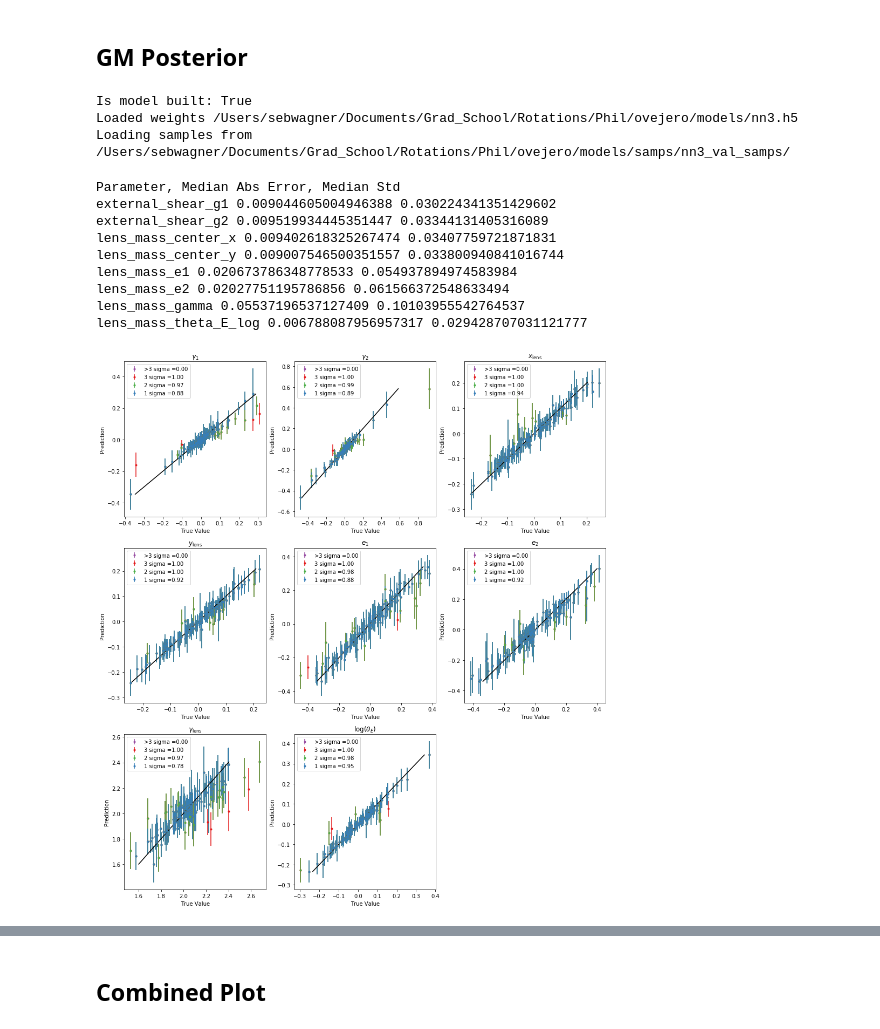
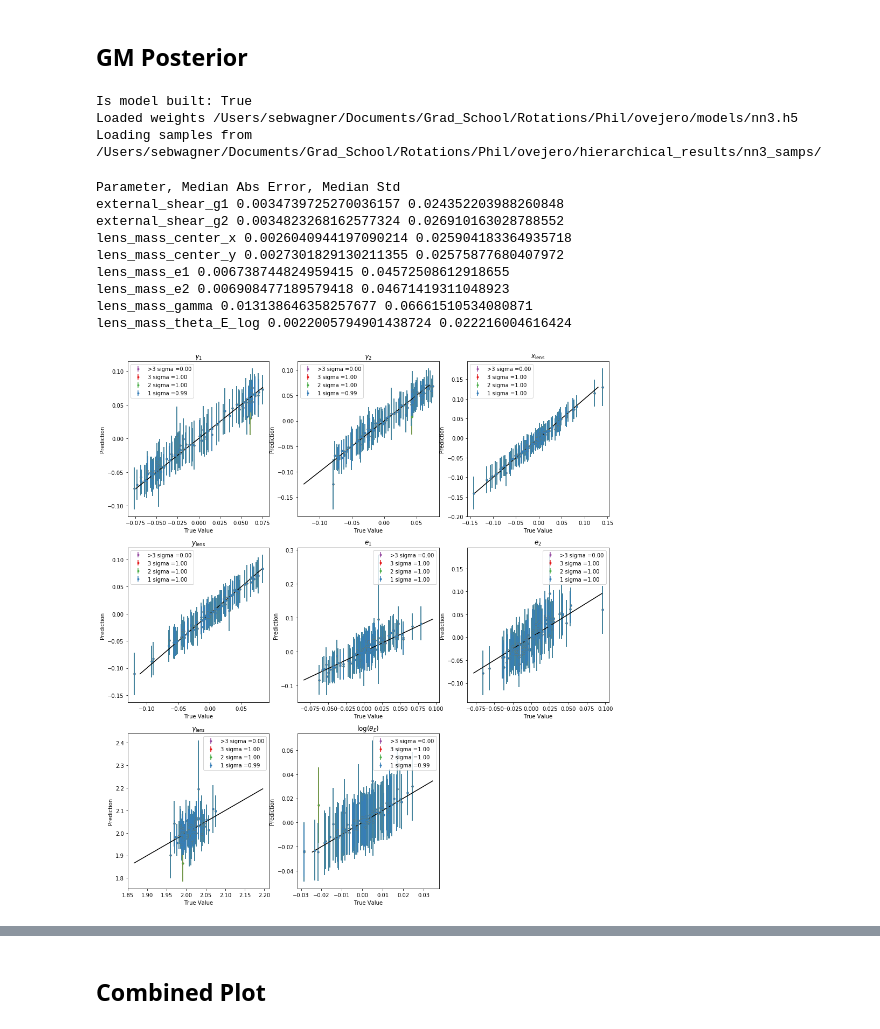
Before and after one commit to swagnercarena/ovejero, a Jupyter notebook: models/Model_Inference.ipynb, the cells around one changed output, grey strips where cells are left out. Cells and saved outputs as stored; diff of their text form; code cells hidden in the pictures.

Commit message:
fixed noise models

```diff
--- a/models/Model_Inference.ipynb
+++ b/models/Model_Inference.ipynb
@@ -20,7 +20,7 @@ __Goals:__ Inspect how the different bnn types and data augmentation strategies
 ## Diagonal Posterior - Normalizing Inputs
 # %%
 # First specify the config path
-root_path = '/Users/sebwagner/Documents/Grad_School/Rotations/Phil/ovejero/'
+root_path = '/Users/sebwagner/Documents/Grad_School/Research/Phil/ovejero/'
 config_path = root_path + 'configs/nn1.json'
 
 # Check that the config has what you need
@@ -42,7 +42,7 @@ bnn_infer = bnn_inference.InferenceClass(cfg)
 # accurate our plots and metrics will be. The right value to use unfortunately requires a bit of trial and error.
 # 100 is a good starting point though.
 num_samples = 1000
-save_path_nn1 = root_path + 'models/samps/nn1_val_samps/'
+save_path_nn1 = root_path + 'hierarchical_results/nn1_samps/'
 bnn_infer.gen_samples(num_samples,save_path_nn1)
 # %% [output]
 Is model built: True
@@ -66,0 +63,3 @@ bnn_infer.gen_coverage_plots()
+# %%
+num_lenses = 100
+bnn_infer.gen_coverage_plots(num_lenses=num_lenses)
@@ -176,28 +177,28 @@ bnn_infer = bnn_inference.InferenceClass(cfg)
 # accurate our plots and metrics will be. The right value to use unfortunately requires a bit of trial and error.
 # 100 is a good starting point though.
 num_samples = 1000
-save_path_nn3 = root_path + 'models/samps/nn3_val_samps/'
+save_path_nn3 = root_path + 'hierarchical_results/nn3_samps/'
 bnn_infer.gen_samples(num_samples,save_path_nn3)
 # %% [output]
 Is model built: True
 Loaded weights /Users/sebwagner/Documents/Grad_School/Rotations/Phil/ovejero/models/nn3.h5
-Loading samples from /Users/sebwagner/Documents/Grad_School/Rotations/Phil/ovejero/models/samps/nn3_val_samps/
+Loading samples from /Users/sebwagner/Documents/Grad_School/Rotations/Phil/ovejero/hierarchical_results/nn3_samps/
 # %%
 bnn_infer.report_stats()
 # %% [output]
 Parameter, Median Abs Error, Median Std
-external_shear_g1 0.009044605004946388 0.030224341351429602
-external_shear_g2 0.009519934445351447 0.03344131405316089
-lens_mass_center_x 0.009402618325267474 0.03407759721871831
-lens_mass_center_y 0.009007546500351557 0.033800940841016744
-lens_mass_e1 0.020673786348778533 0.054937894974583984
-lens_mass_e2 0.02027751195786856 0.061566372548633494
-lens_mass_gamma 0.05537196537127409 0.10103955542764537
-lens_mass_theta_E_log 0.006788087956957317 0.029428707031121777
+external_shear_g1 0.0034739725270036157 0.024352203988260848
+external_shear_g2 0.0034823268162577324 0.026910163028788552
+lens_mass_center_x 0.0026040944197090214 0.025904183364935718
+lens_mass_center_y 0.0027301829130211355 0.02575877680407972
+lens_mass_e1 0.006738744824959415 0.04572508612918655
+lens_mass_e2 0.006908477189579418 0.04671419311048923
+lens_mass_gamma 0.013138646358257677 0.06661510534080871
+lens_mass_theta_E_log 0.0022005794901438724 0.022216004616424
 # %%
-bnn_infer.gen_coverage_plots()
+bnn_infer.gen_coverage_plots(num_lenses=num_lenses)
 # %% [output]
-[figure, old version]
+[figure, new version]
 # %%
 image_index = 20
 bnn_infer.plot_posterior_contours(image_index)
```
Also changed, not shown: parts of 17 cells of this notebook, 12 other files.
